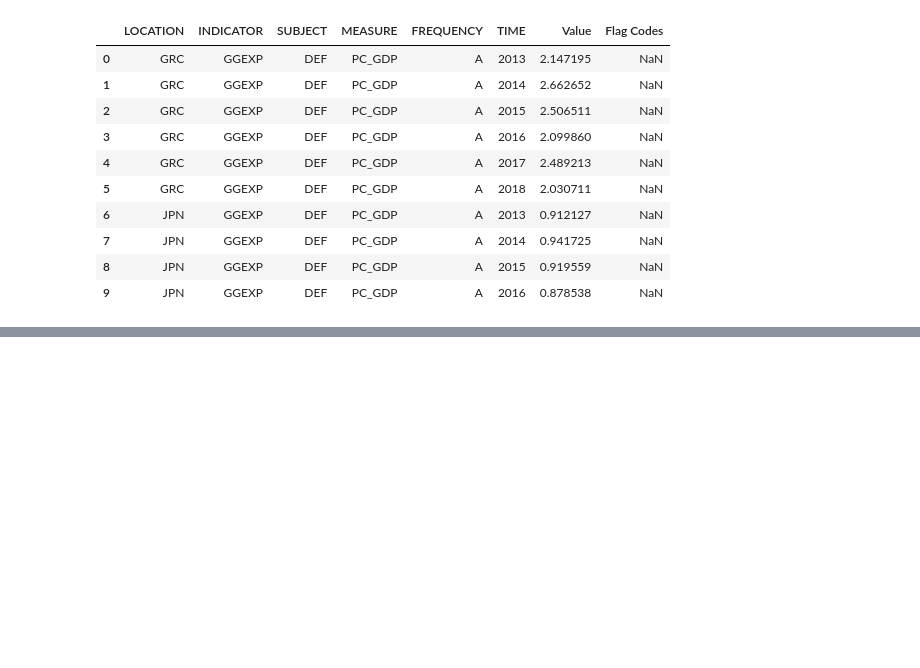
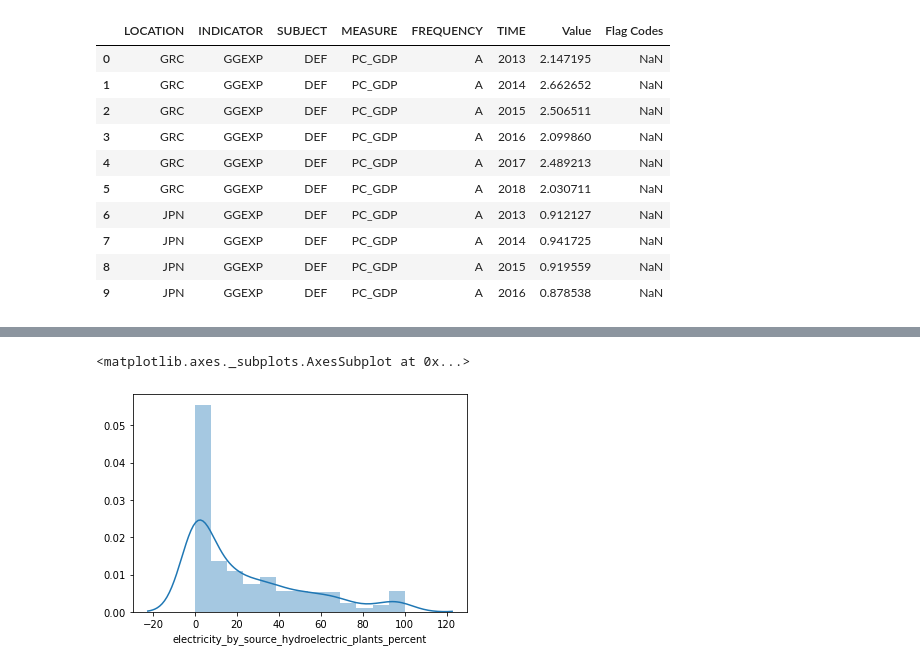
Before and after one commit to emilyng/Metis-Project-02, a Jupyter notebook: Project 2.ipynb, the cells around one changed output, grey strips where cells are left out. Saved outputs shown, nothing was run; the diff lists cells and outputs as text; code cells hidden in the pictures; blank space fills up the shorter version.

```diff
--- a/Project 2.ipynb
+++ b/Project 2.ipynb
@@ -132,0 +654,8 @@ all_edu[all_edu['Country'] == 'Canada']
+# %%
+dates = [2018.0]*len(countries)
+# %%
+percents = [0.0] + ([np.nan] * (len(countries)-1))
+# %%
+new_data = pd.DataFrame({'country': countries,
+            'electricity_by_source_hydroelectric_plants_date': dates,
+            'electricity_by_source_hydroelectric_plants_percent': percents})
@@ -132,0 +671,2 @@ all_edu[all_edu['Country'] == 'Canada']
+# %%
+hydroelec = hydroelec.append(new_data)
@@ -132,0 +751,5 @@ all_edu[all_edu['Country'] == 'Canada']
+# %%
+sns.distplot(hydroelec.electricity_by_source_hydroelectric_plants_percent)
+# %% [output]
+<matplotlib.axes._subplots.AxesSubplot at 0x...>
+[figure, added]
```
Also changed, not shown: parts of 274 cells of this notebook.
